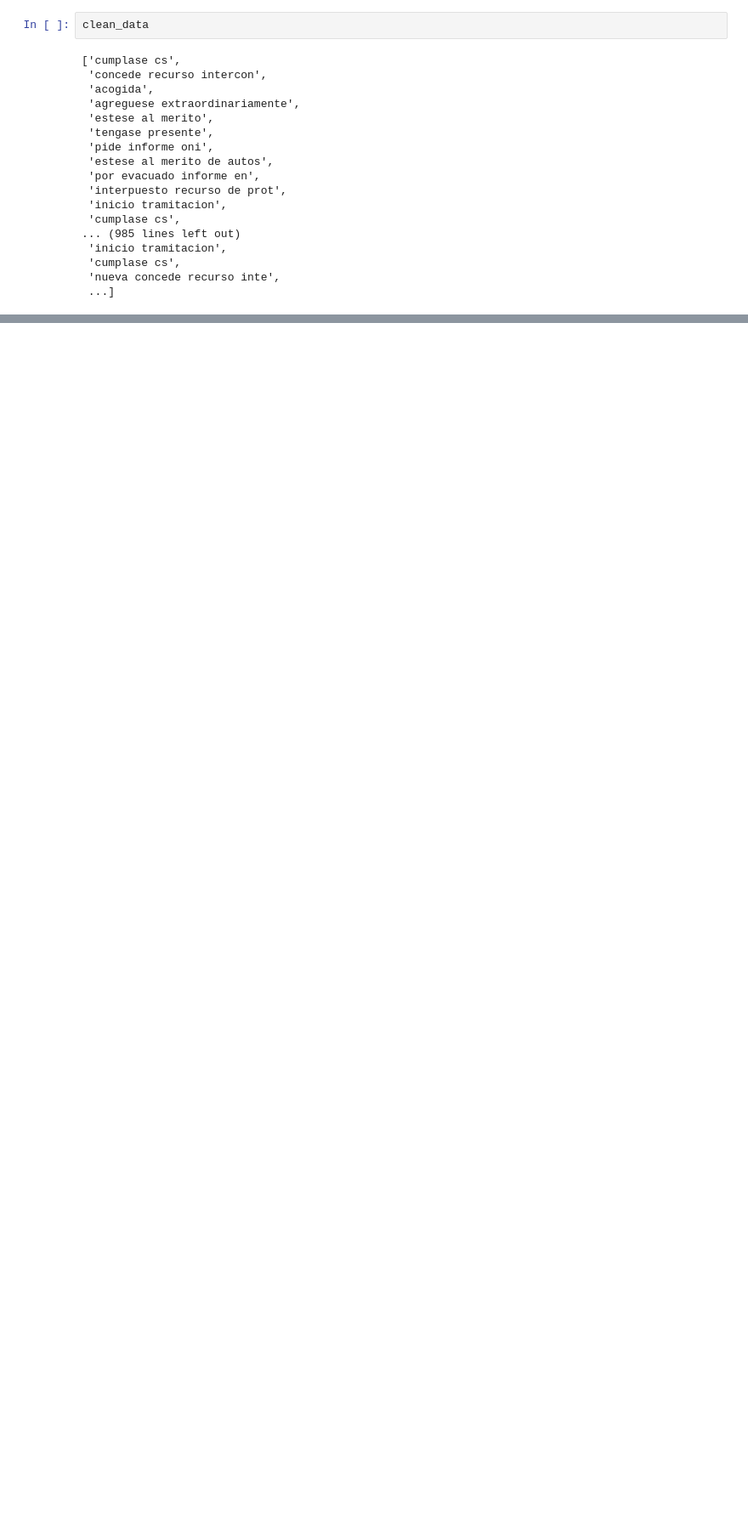
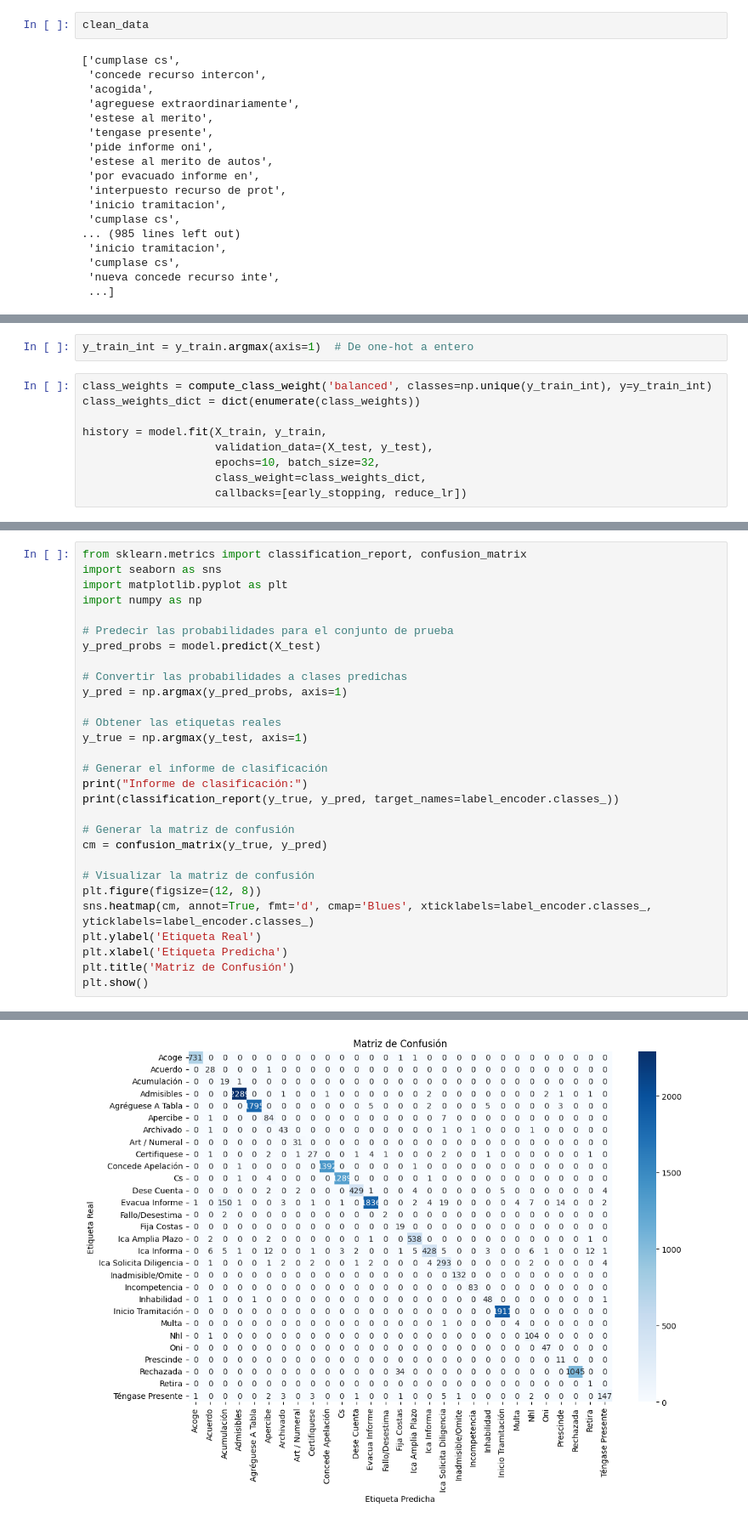
Before and after one commit to LLAES07/nlp, a Jupyter notebook: NLP_CODE.ipynb, the cells around one changed output, grey strips where cells are left out. Shown: that part at 85% size. Saved outputs shown, nothing was run; the diff lists cells and outputs as text; blank space fills up the shorter version.

```diff
--- a/NLP_CODE.ipynb
+++ b/NLP_CODE.ipynb
@@ -145,0 +432,11 @@ clean_data
+# %%
+y_train_int = y_train.argmax(axis=1)  # De one-hot a entero
+# %%
+class_weights = compute_class_weight('balanced', classes=np.unique(y_train_int), y=y_train_int)
+class_weights_dict = dict(enumerate(class_weights))
+
+history = model.fit(X_train, y_train,
+                    validation_data=(X_test, y_test),
+                    epochs=10, batch_size=32,
+                    class_weight=class_weights_dict,
+                    callbacks=[early_stopping, reduce_lr])
@@ -145,0 +464,30 @@ clean_data
+# %%
+from sklearn.metrics import classification_report, confusion_matrix
+import seaborn as sns
+import matplotlib.pyplot as plt
+import numpy as np
+
+# Predecir las probabilidades para el conjunto de prueba
+y_pred_probs = model.predict(X_test)
+
+# Convertir las probabilidades a clases predichas
+y_pred = np.argmax(y_pred_probs, axis=1)
+
+# Obtener las etiquetas reales
+y_true = np.argmax(y_test, axis=1)
+
+# Generar el informe de clasificación
+print("Informe de clasificación:")
+print(classification_report(y_true, y_pred, target_names=label_encoder.classes_))
+
+# Generar la matriz de confusión
+cm = confusion_matrix(y_true, y_pred)
+
+# Visualizar la matriz de confusión
+plt.figure(figsize=(12, 8))
+sns.heatmap(cm, annot=True, fmt='d', cmap='Blues', xticklabels=label_encoder.classes_, yticklabels=label_encoder.classes_)
+plt.ylabel('Etiqueta Real')
+plt.xlabel('Etiqueta Predicha')
+plt.title('Matriz de Confusión')
+plt.show()
+# %% [output]
@@ -145,0 +511 @@ clean_data
+[figure, added]
```
Also changed, not shown: parts of 28 cells of this notebook.
